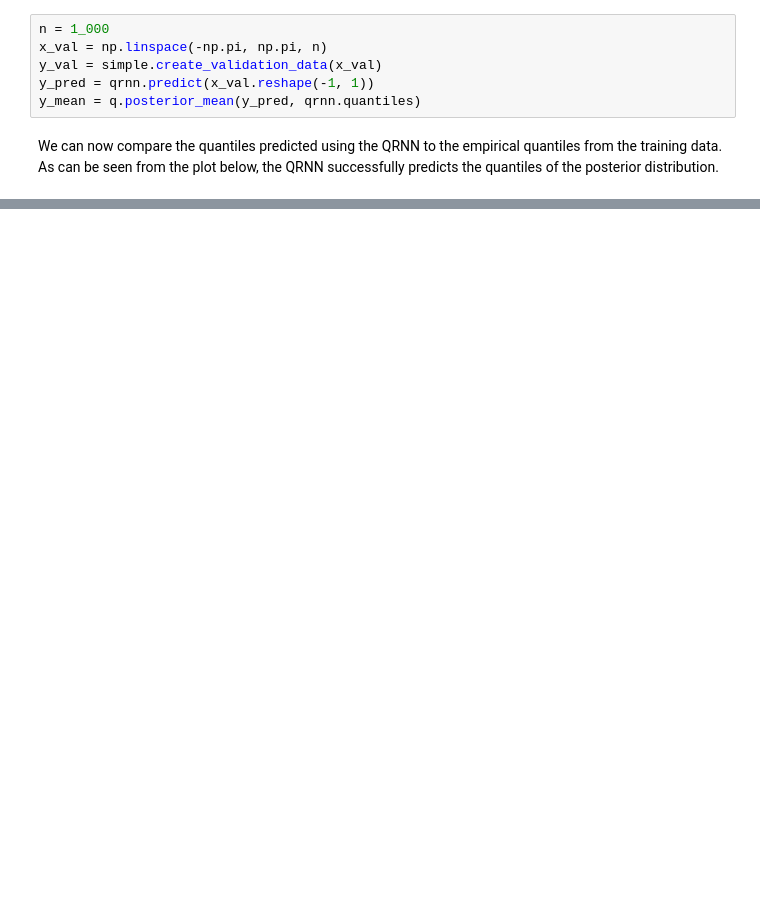
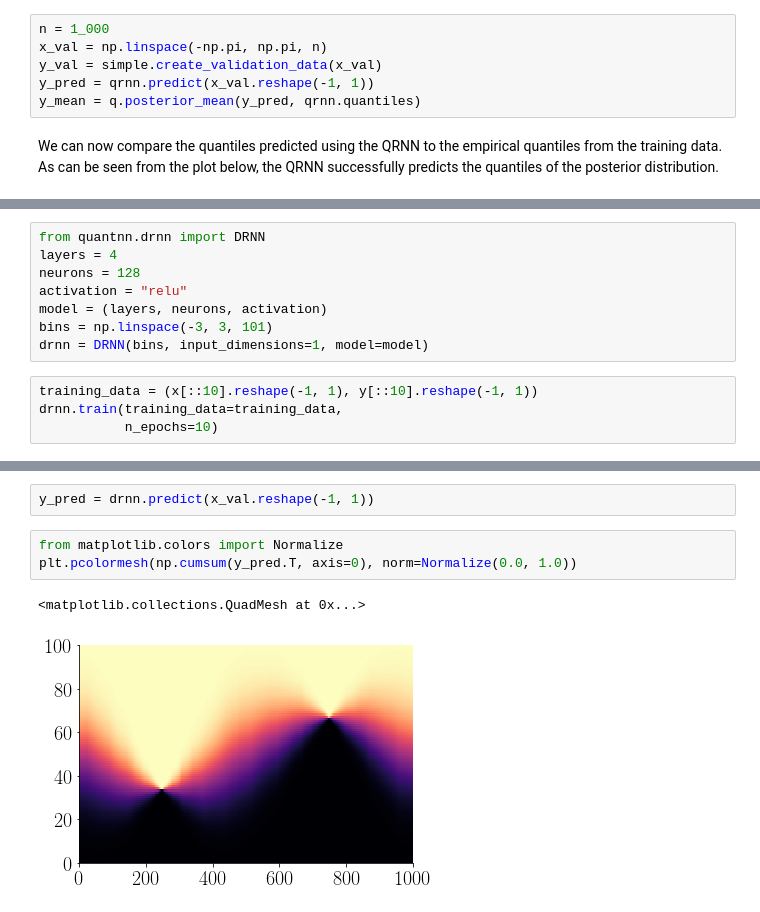
Before and after one commit to simonpf/quantnn, a Jupyter notebook: notebooks/simple_example.ipynb, the cells around one changed output, grey strips where cells are left out. Drawn from its saved outputs; the diff is of its cells as text; blank space fills up the shorter version.

Commit message:
Added first DRNN implementation.

```diff
--- a/notebooks/simple_example.ipynb
+++ b/notebooks/simple_example.ipynb
@@ -96,0 +101,12 @@ plt.savefig("simple_results.pdf")
+# %%
+from quantnn.drnn import DRNN
+layers = 4
+neurons = 128
+activation = "relu"
+model = (layers, neurons, activation)
+bins = np.linspace(-3, 3, 101)
+drnn = DRNN(bins, input_dimensions=1, model=model)
+# %%
+training_data = (x[::10].reshape(-1, 1), y[::10].reshape(-1, 1))
+drnn.train(training_data=training_data,
+           n_epochs=10)
@@ -96,0 +136,8 @@ plt.savefig("simple_results.pdf")
+# %%
+y_pred = drnn.predict(x_val.reshape(-1, 1))
+# %%
+from matplotlib.colors import Normalize
+plt.pcolormesh(np.cumsum(y_pred.T, axis=0), norm=Normalize(0.0, 1.0))
+# %% [output]
+<matplotlib.collections.QuadMesh at 0x...>
+[figure, added]
```
Also changed, not shown: parts of 13 cells of this notebook, 11 other files.
